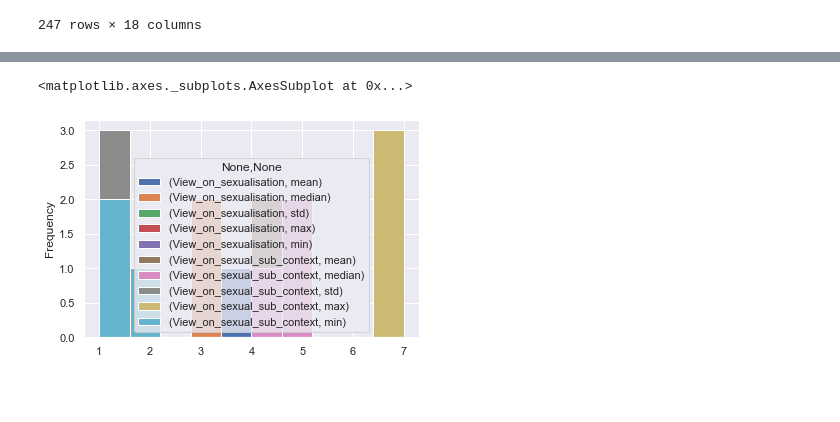
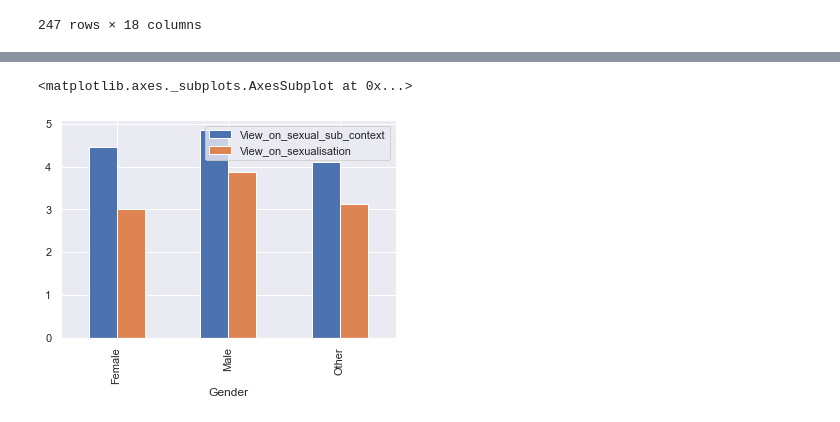
Before and after one commit to DenysMelnyk6/Sexuality-in-Video-games, a Jupyter notebook: Sexuality_analysis.ipynb, the cells around one changed output, grey strips where cells are left out. Cells and saved outputs as stored; diff of their text form; code cells hidden in the pictures; blank space fills up the shorter version.

Commit message:
Draft graphs
First graphs

```diff
--- a/Sexuality_analysis.ipynb
+++ b/Sexuality_analysis.ipynb
@@ -305,8 +304,8 @@ Gender_data
 | Female | 3.000000 | 3 | 1.358732 | 7 | 1 | 4.450000 | 5 | 1.131144 | ... |
 | Male | 3.868421 | 4 | 1.439633 | 7 | 1 | 4.847368 | 5 | 1.169664 | ... |
 | Other | 3.117647 | 3 | 1.576482 | 7 | 1 | 4.117647 | 4 | 1.363926 | ... |
-# %%
-Gender_data.plot(kind = 'hist')
-# %% [output]
-<matplotlib.axes._subplots.AxesSubplot at 0x...>
-[figure, removed]
+# %%
+data.pivot_table(values = ['View_on_sexualisation', 'View_on_sexual_sub_context'], index = 'Gender', aggfunc = 'mean').plot(kind = 'bar')
+# %% [output]
+<matplotlib.axes._subplots.AxesSubplot at 0x...>
+[figure, added]
```
Also changed, not shown: parts of 8 cells of this notebook.
